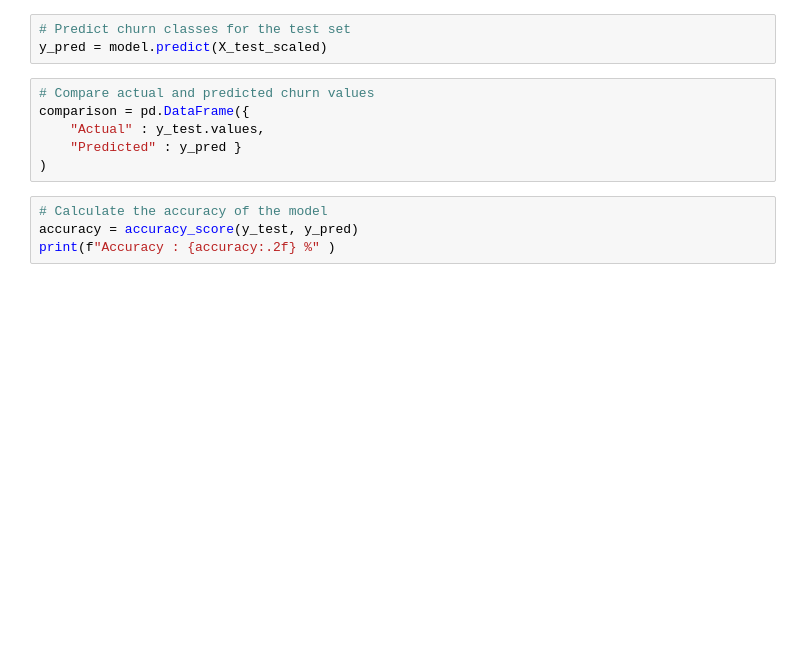
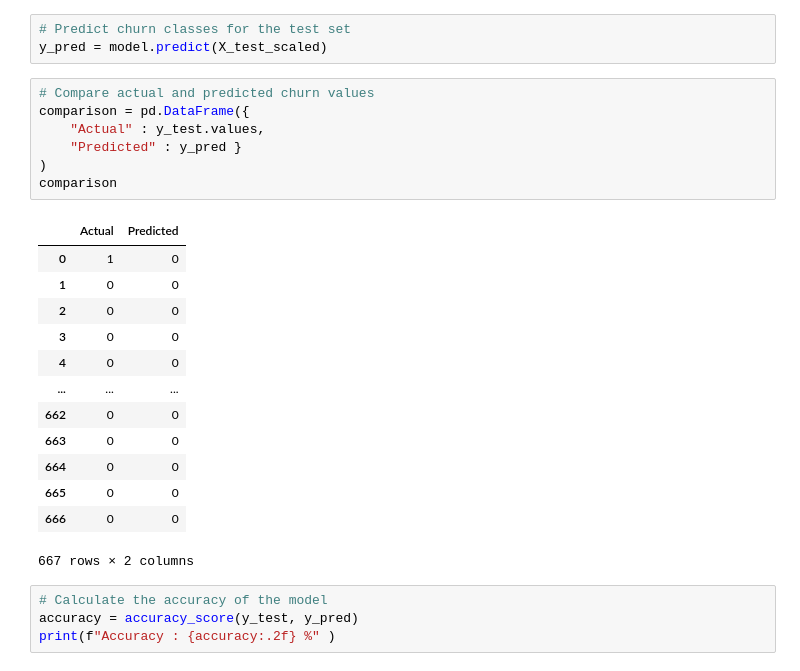
Before and after one commit to khanim-abdullayeva/Telecom-Customer-Churn-Retention-Analysis, a Jupyter notebook: ml/telecom_churn_prediction.ipynb, the cells around one changed output. Saved outputs shown, nothing was run; the diff lists cells and outputs as text; blank space fills up the shorter version.

```diff
--- a/ml/telecom_churn_prediction.ipynb
+++ b/ml/telecom_churn_prediction.ipynb
@@ -72,9 +73,24 @@ y_pred = model.predict(X_test_scaled)
 # %%
 # Compare actual and predicted churn values
 comparison = pd.DataFrame({
     "Actual" : y_test.values,
     "Predicted" : y_pred }
 )
+comparison
+# %% [output]
+|  | Actual | Predicted |
+| 0 | 1 | 0 |
+| 1 | 0 | 0 |
+| 2 | 0 | 0 |
+| 3 | 0 | 0 |
+| 4 | 0 | 0 |
+| ... | ... | ... |
+| 662 | 0 | 0 |
+| 663 | 0 | 0 |
+| 664 | 0 | 0 |
+| 665 | 0 | 0 |
+| 666 | 0 | 0 |
+667 rows × 2 columns
 # %%
 # Calculate the accuracy of the model
 accuracy = accuracy_score(y_test, y_pred)
```
Also changed, not shown: parts of 2 cells of this notebook.
